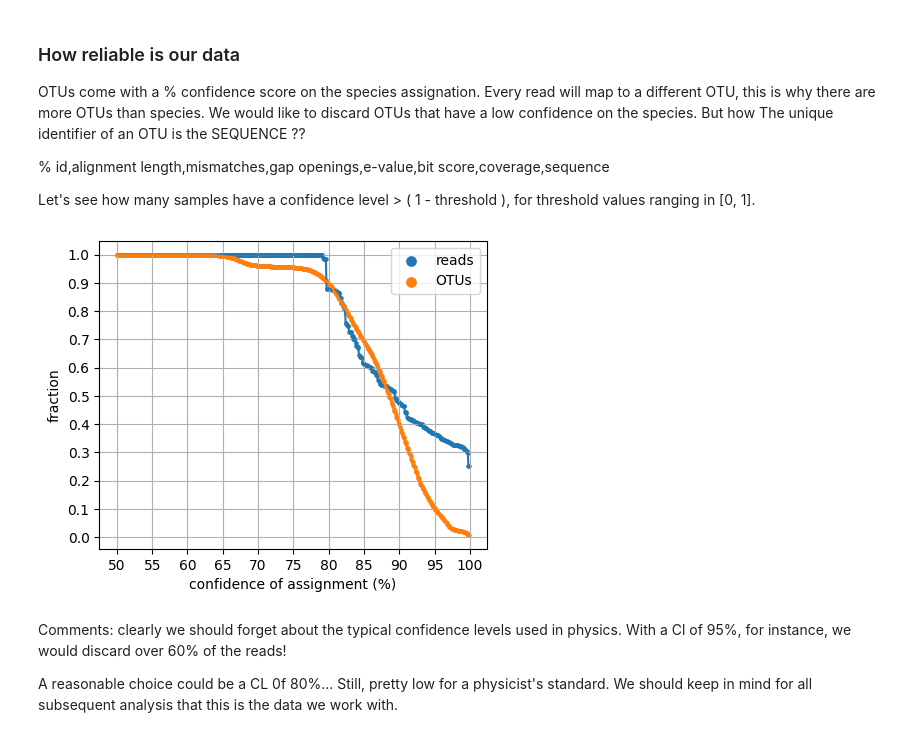
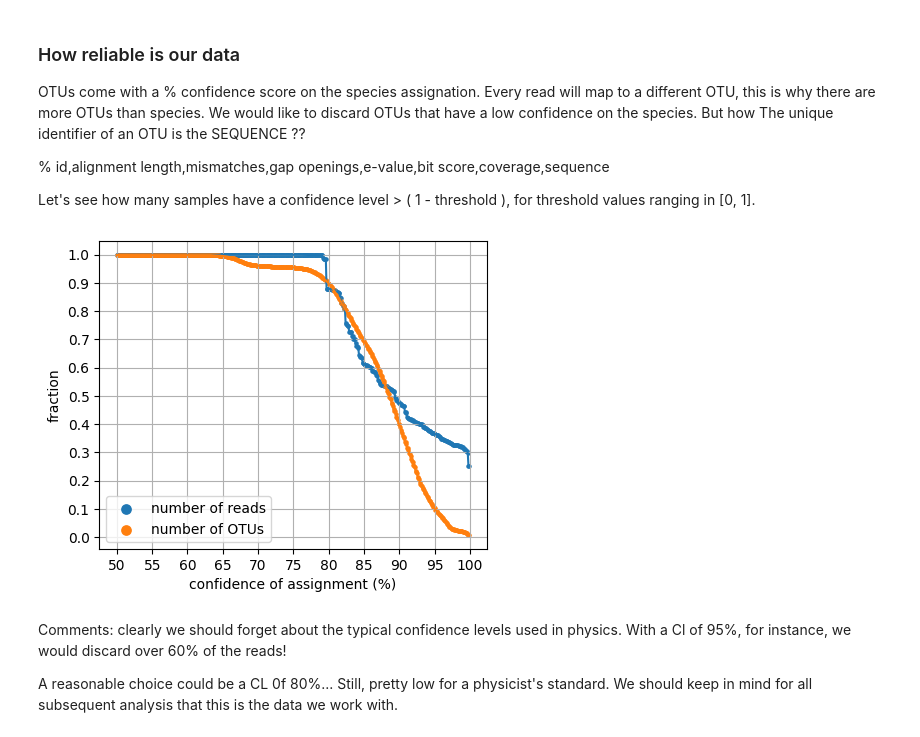
Before and after one commit to miriamzara/LCPA_project, a Jupyter notebook: new_analyisis_miriam.ipynb, the cells around one changed output. Drawn from its saved outputs; the diff is of its cells as text; code cells hidden in the pictures.

```diff
--- a/new_analyisis_miriam.ipynb
+++ b/new_analyisis_miriam.ipynb
@@ -39,36 +39,36 @@ Let's see how many samples have a confidence level > ( 1 - threshold ), for thre
 metadata_df = pd.read_csv(metadata_path)
 df = metadata_df[["query", "total_reads", "% id"]]
 df.head()
 total_ = df["total_reads"].sum()
 total_otus = len(df)
 
 thresholds = np.arange(50, 100, 0.1)
 reads_fraction = np.zeros(len(thresholds))
 otus_fraction = np.zeros(len(thresholds))
 
 for i, t in enumerate(thresholds):
     reads_fraction[i] = df[df["% id"] > t]["total_reads"].sum() / total_
     otus_fraction[i] = len(df[df["% id"] > t]["total_reads"]) / total_otus
 
 
 fig, ax = plt.subplots(nrows = 1, ncols = 1, figsize = (5,4))
-ax.scatter(thresholds, reads_fraction, s = 5, label = "reads")
+ax.scatter(thresholds, reads_fraction, s = 5, label = "number of reads")
 ax.plot(thresholds, reads_fraction)
 ax.grid(which = "both")
 ax.set_xlabel("confidence of assignment (%)")
 ax.set_ylabel("fraction")
 ax.set_xticks(np.arange(50, 101, 5))
 ax.set_yticks(np.arange(0, 1.1, 0.1))
 #ax.set_xticklabels(np.arange(0, 1.1, 0.1))
 
-ax.scatter(thresholds, otus_fraction, s = 5, label = "OTUs")
+ax.scatter(thresholds, otus_fraction, s = 5, label = "number of OTUs")
 ax.plot(thresholds, otus_fraction)
 ax.legend(markerscale = 3)
 
 output_path = os.path.join(directory, "assignment_confidence.png")
 plt.savefig(output_path)
 # %% [output]
-[figure, old version]
+[figure, new version]
 # %% [markdown]
 Comments: clearly we should forget about the typical confidence levels used in physics. With a Cl of 95%, for instance, we would discard over 60% of the reads!
 
```
Also changed, not shown: parts of 18 cells of this notebook, 1 other file.
